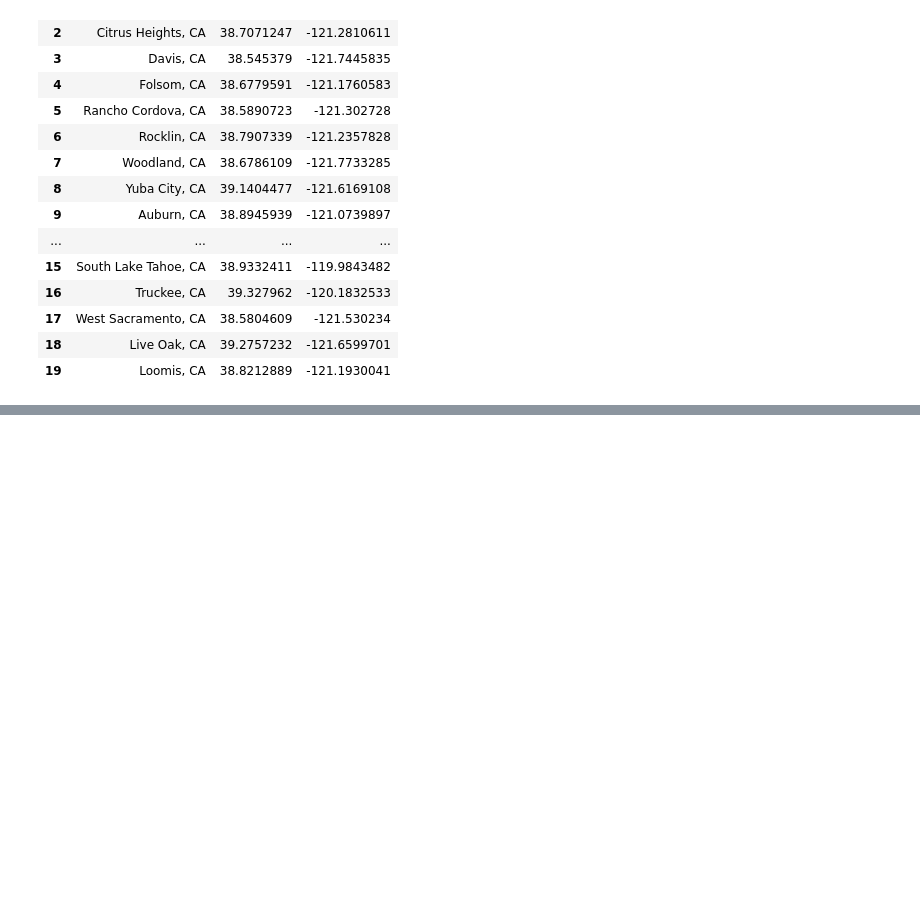
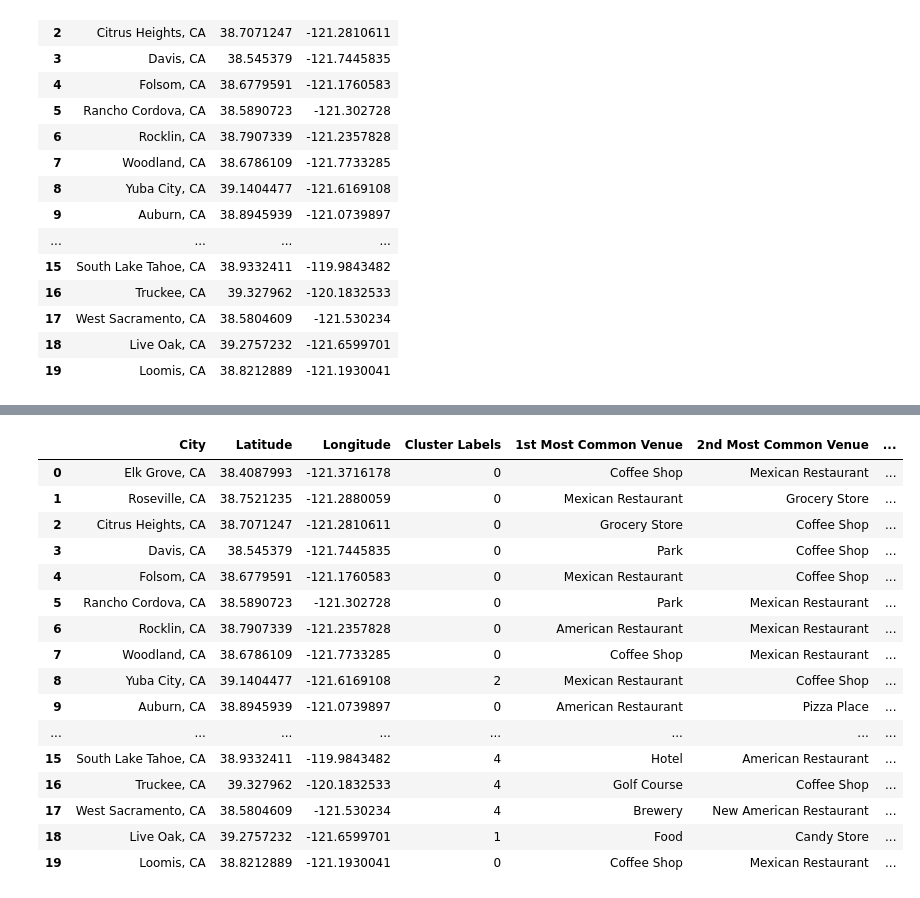
Before and after one commit to mkchrist/Coursera_Capstone, a Jupyter notebook: Week 5 Assignment: Battle of the Neighborhoods.ipynb, the cells around one changed output, grey strips where cells are left out. Saved outputs shown, nothing was run; the diff lists cells and outputs as text; code cells hidden in the pictures; blank space fills up the shorter version.

```diff
--- a/Week 5 Assignment: Battle of the Neighborhoods.ipynb
+++ b/Week 5 Assignment: Battle of the Neighborhoods.ipynb
@@ -895,0 +1157,22 @@ Cities
+# %%
+num_top_venues = 10
+
+indicators = ['st', 'nd', 'rd']
+
+# create columns according to number of top venues
+columns1 = ['Neighborhood']
+for ind in np.arange(num_top_venues):
+    try:
+        columns1.append('{}{} Most Common Venue'.format(ind+1, indicators[ind]))
+    except:
+        columns1.append('{}th Most Common Venue'.format(ind+1))
+
+# create a new dataframe
+neighborhoods1_venues_sorted = pd.DataFrame(columns=columns1)
+neighborhoods1_venues_sorted['Neighborhood'] = region_grouped['Neighborhood']
+
+for ind in np.arange(region_grouped.shape[0]):
+    neighborhoods1_venues_sorted.iloc[ind, 1:] = return_most_common_venues(region_grouped.iloc[ind, :], num_top_venues)
+
+neighborhoods1_venues_sorted.rename(columns={"Neighborhood":"City"}, inplace=True)
+neighborhoods1_venues_sorted.head()
@@ -895,0 +1188,11 @@ Cities
+# %%
+# set number of clusters
+kclusters = 5
+
+region_grouped_clustering = region_grouped.drop('Neighborhood', 1)
+
+# run k-means clustering
+kmeans1 = KMeans(n_clusters=kclusters, random_state=0).fit(region_grouped_clustering)
+
+# check cluster labels generated for each row in the dataframe
+kmeans1.labels_[0:10]
@@ -895,0 +1210,5 @@ Cities
+# %%
+# add clustering labels
+neighborhoods1_venues_sorted.insert(0, 'Cluster Labels', kmeans1.labels_)
+
+region_merged = Cities
@@ -895,0 +1244,23 @@ Cities
+# %%
+# merge sac_grouped with sac data to add latitude/longitude for each neighborhood
+region_merged = region_merged.join(neighborhoods1_venues_sorted.set_index('City'), on='City')
+
+region_merged.head(40)   # check the last columns!
+# %% [output]
+|  | City | Latitude | Longitude | Cluster Labels | 1st Most Common Venue | 2nd Most Common Venue | ... |
+| 0 | Elk Grove, CA | 38.4087993 | -121.3716178 | 0 | Coffee Shop | Mexican Restaurant | ... |
+| 1 | Roseville, CA | 38.7521235 | -121.2880059 | 0 | Mexican Restaurant | Grocery Store | ... |
+| 2 | Citrus Heights, CA | 38.7071247 | -121.2810611 | 0 | Grocery Store | Coffee Shop | ... |
+| 3 | Davis, CA | 38.545379 | -121.7445835 | 0 | Park | Coffee Shop | ... |
+| 4 | Folsom, CA | 38.6779591 | -121.1760583 | 0 | Mexican Restaurant | Coffee Shop | ... |
+| 5 | Rancho Cordova, CA | 38.5890723 | -121.302728 | 0 | Park | Mexican Restaurant | ... |
+| 6 | Rocklin, CA | 38.7907339 | -121.2357828 | 0 | American Restaurant | Mexican Restaurant | ... |
+| 7 | Woodland, CA | 38.6786109 | -121.7733285 | 0 | Coffee Shop | Mexican Restaurant | ... |
+| 8 | Yuba City, CA | 39.1404477 | -121.6169108 | 2 | Mexican Restaurant | Coffee Shop | ... |
+| 9 | Auburn, CA | 38.8945939 | -121.0739897 | 0 | American Restaurant | Pizza Place | ... |
+| ... | ... | ... | ... | ... | ... | ... | ... |
+| 15 | South Lake Tahoe, CA | 38.9332411 | -119.9843482 | 4 | Hotel | American Restaurant | ... |
+| 16 | Truckee, CA | 39.327962 | -120.1832533 | 4 | Golf Course | Coffee Shop | ... |
+| 17 | West Sacramento, CA | 38.5804609 | -121.530234 | 4 | Brewery | New American Restaurant | ... |
+| 18 | Live Oak, CA | 39.2757232 | -121.6599701 | 1 | Food | Candy Store | ... |
+| 19 | Loomis, CA | 38.8212889 | -121.1930041 | 0 | Coffee Shop | Mexican Restaurant | ... |
```
Also changed, not shown: parts of 39 cells of this notebook.
